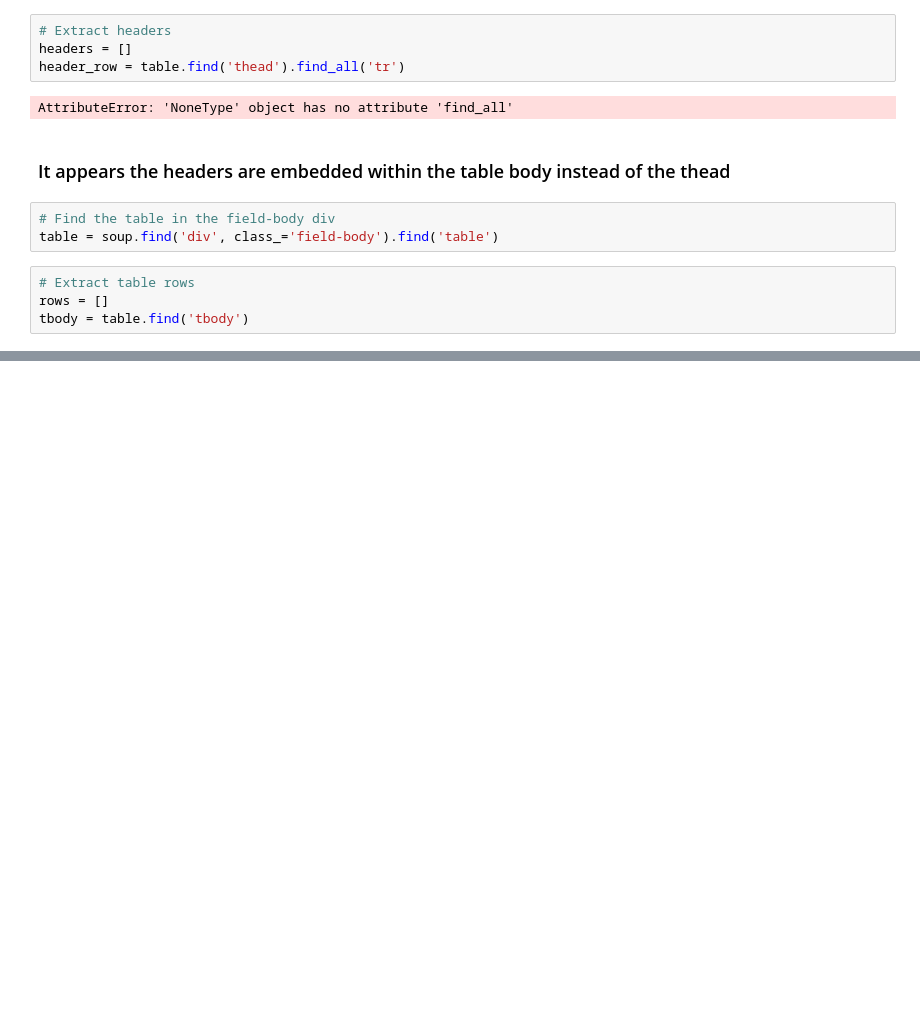
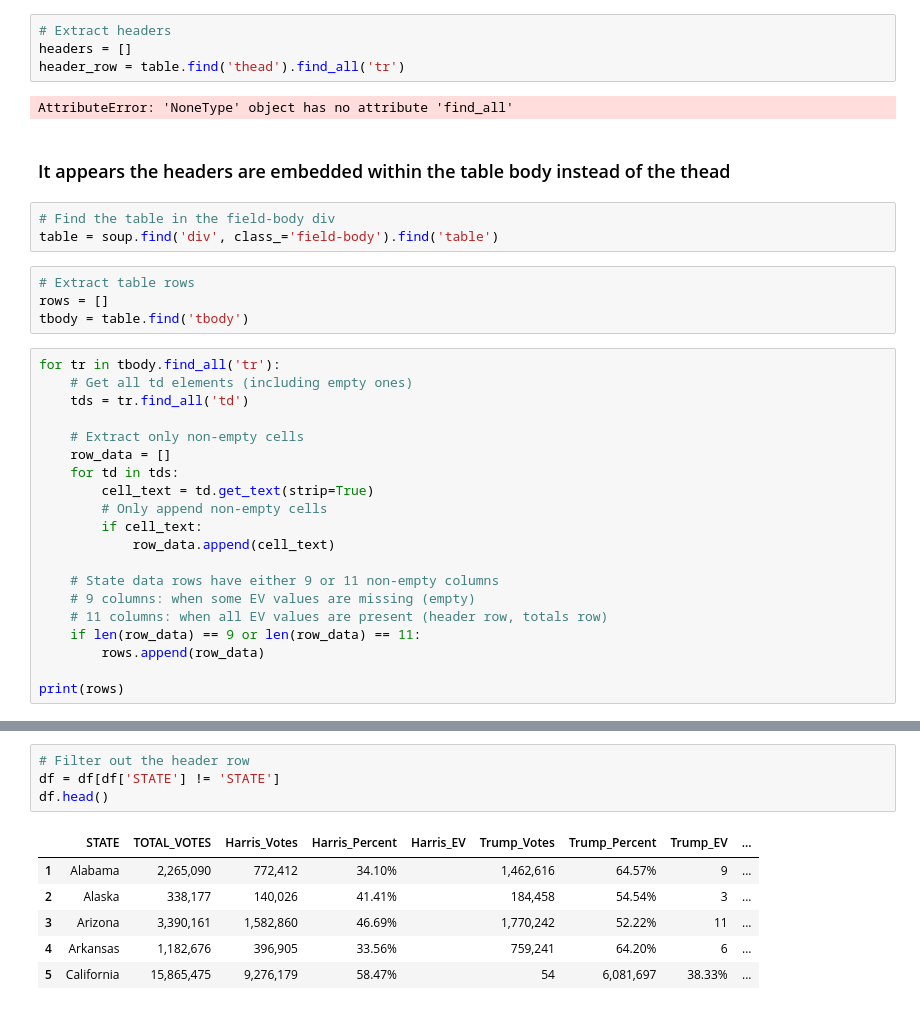
Before and after one commit to jbakerGIS/crime-analysis, a Jupyter notebook: projects/crime-analysis/notebooks/web_scrape_test.ipynb, the cells around one changed output, grey strips where cells are left out. Cells and saved outputs as stored; diff of their text form; blank space fills up the shorter version.

```diff
--- a/projects/crime-analysis/notebooks/web_scrape_test.ipynb
+++ b/projects/crime-analysis/notebooks/web_scrape_test.ipynb
@@ -53,3 +50,23 @@ table = soup.find('div', class_='field-body').find('table')
 # Extract table rows
 rows = []
 tbody = table.find('tbody')
+# %%
+for tr in tbody.find_all('tr'):
+    # Get all td elements (including empty ones)
+    tds = tr.find_all('td')
+
+    # Extract only non-empty cells
+    row_data = []
+    for td in tds:
+        cell_text = td.get_text(strip=True)
+        # Only append non-empty cells
+        if cell_text:
+            row_data.append(cell_text)
+
+    # State data rows have either 9 or 11 non-empty columns
+    # 9 columns: when some EV values are missing (empty)
+    # 11 columns: when all EV values are present (header row, totals row)
+    if len(row_data) == 9 or len(row_data) == 11:
+        rows.append(row_data)
+
+print(rows)
@@ -89,0 +118,11 @@ max_cols = max(len(row) for row in rows) if rows else 0
+# %%
+# Filter out the header row
+df = df[df['STATE'] != 'STATE']
+df.head()
+# %% [output]
+|  | STATE | TOTAL_VOTES | Harris_Votes | Harris_Percent | Harris_EV | Trump_Votes | Trump_Percent | Trump_EV | ... |
+| 1 | Alabama | 2,265,090 | 772,412 | 34.10% |  | 1,462,616 | 64.57% | 9 | ... |
+| 2 | Alaska | 338,177 | 140,026 | 41.41% |  | 184,458 | 54.54% | 3 | ... |
+| 3 | Arizona | 3,390,161 | 1,582,860 | 46.69% |  | 1,770,242 | 52.22% | 11 | ... |
+| 4 | Arkansas | 1,182,676 | 396,905 | 33.56% |  | 759,241 | 64.20% | 6 | ... |
+| 5 | California | 15,865,475 | 9,276,179 | 58.47% |  | 54 | 6,081,697 | 38.33% | ... |
```
Also changed, not shown: parts of 6 cells of this notebook, 10 other files.
